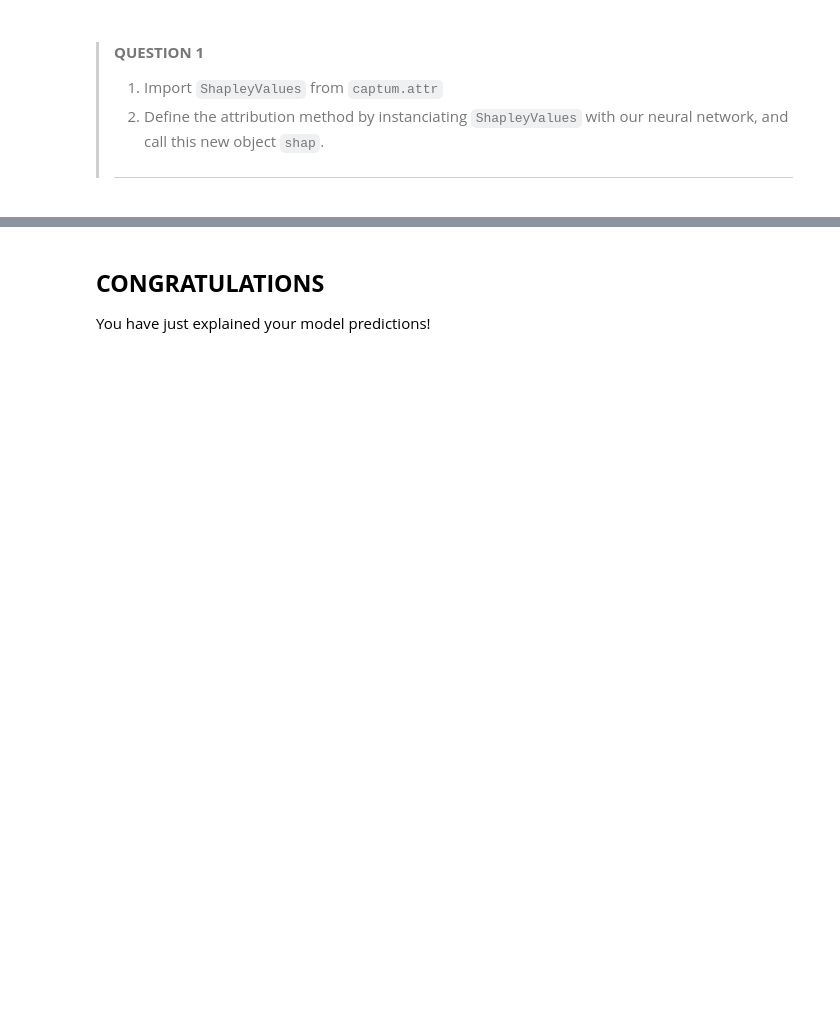
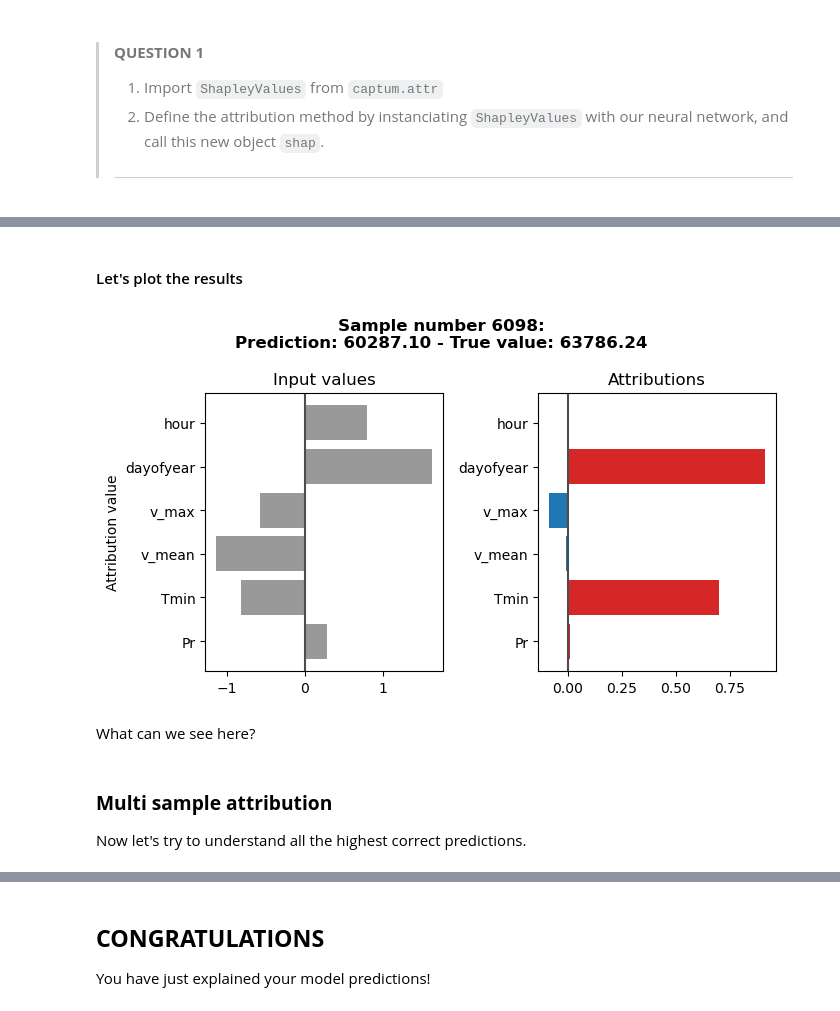
Before and after one commit to rguilcas/BCCR-ML-course, a Jupyter notebook: lecture_exercises/__main/D3-01_XAI-example.ipynb, the cells around one changed output, grey strips where cells are left out. Saved outputs shown, nothing was run; the diff lists cells and outputs as text; code cells hidden in the pictures; blank space fills up the shorter version.

```diff
--- a/lecture_exercises/__main/D3-01_XAI-example.ipynb
+++ b/lecture_exercises/__main/D3-01_XAI-example.ipynb
@@ -317,0 +268,45 @@ What we did there can be done with an array of input. That means we don't need t
+# %%
+indices_less_than_10pct_error = np.where(np.abs(((y_val_cpu-y_val_predictions_cpu)/y_val_cpu))<.1)[0]
+
+sample_number_to_attribute = indices_less_than_10pct_error[-10]
+
+X_sample = X_val_preprocessed[[sample_number_to_attribute]]
+
+attributions = shap.attribute(X_sample, target=0)
+
+# We convert the attributions to numpy for easier handling
+attributions_numpy = attributions.cpu().detach().numpy()
+# %%
+indices_less_than_10pct_error = np.where(np.abs(((y_val_cpu-y_val_predictions_cpu)/y_val_cpu))<.1)[0]
+
+...
+
+attributions = ...
+
+# We convert the attributions to numpy for easier handling
+attributions_numpy = attributions.cpu().detach().numpy()
+# %% [markdown]
+#### Let's plot the results
+# %%
+input_list = ['Pr','Tmin','v_mean','v_max', 'dayofyear','hour']
+fig, axs= plt.subplots(1,2, figsize=(7,4))
+axs[0].barh(input_list, X_sample.cpu().detach().numpy()[0], color='.6')
+axs[1].barh(input_list, attributions_numpy[0].clip(min=0), color='C3')
+axs[1].barh(input_list, attributions_numpy[0].clip(max=0), color='C0')
+axs[0].set_ylabel('Attribution value')
+axs[0].set_title(f'Input values')
+axs[1].set_title(f'Attributions')
+plt.suptitle(f'Sample number {sample_number_to_attribute}:\nPrediction: {y_val_predictions_cpu[sample_number_to_attribute][0]:.2f} - True value: {y_val_cpu[sample_number_to_attribute][0]:.2f}', weight='bold')
+axs[0].axvline(0, color='.3')
+axs[1].axvline(0, color='.3')
+
+plt.tight_layout()
+plt.show()
+# %% [output]
+[figure, added]
+# %% [markdown]
+What can we see here?
+# %% [markdown]
+### **Multi sample attribution**
+
+Now let's try to understand all the highest correct predictions.
```
Also changed, not shown: parts of 32 cells of this notebook, 2 other files.
